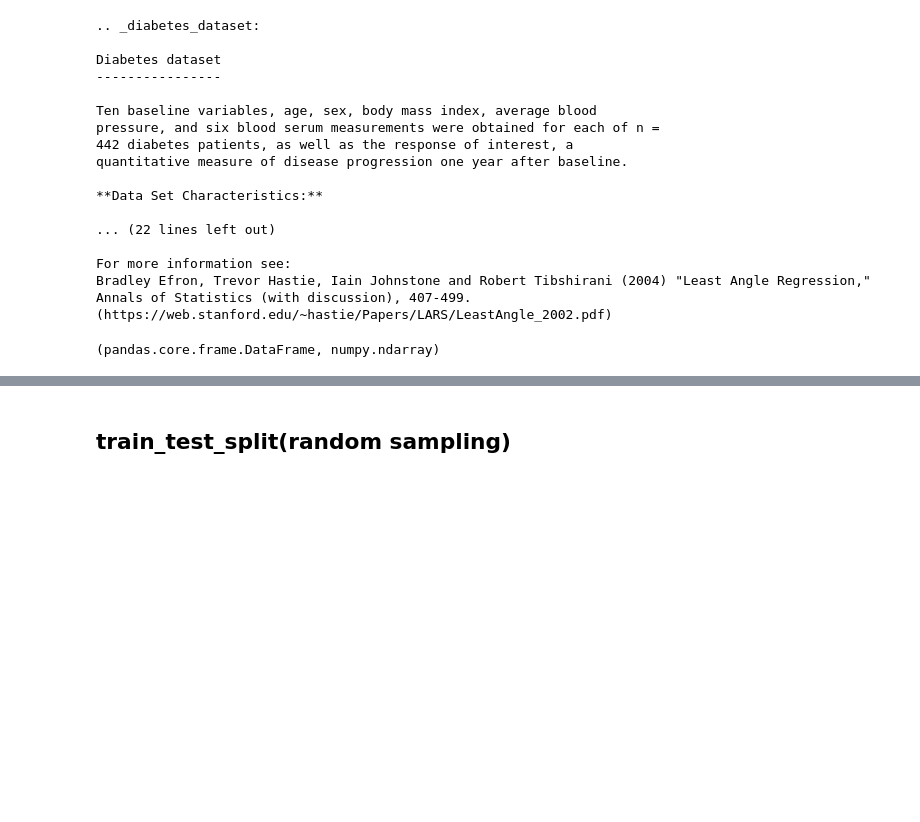
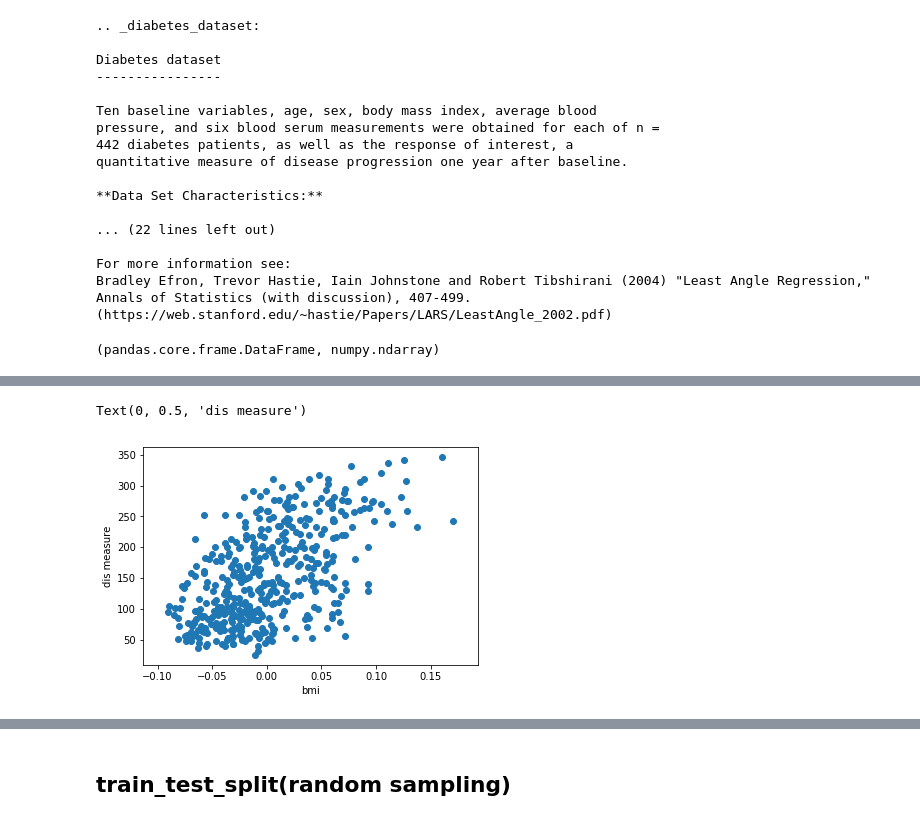
Before and after one commit to pat-123/misc, a Jupyter notebook: notebooks/linear_regr_diabetes.ipynb, the cells around one changed output, grey strips where cells are left out. Cells and saved outputs as stored; diff of their text form; code cells hidden in the pictures; blank space fills up the shorter version.

```diff
--- a/notebooks/linear_regr_diabetes.ipynb
+++ b/notebooks/linear_regr_diabetes.ipynb
@@ -48,0 +57,8 @@ type(iv), type(dv)
+# %%
+plt.scatter(iv.bmi,dv)
+#Looks like the values are more closer together and corr will 0.59 from corr matrix below
+plt.xlabel('bmi')
+plt.ylabel('dis measure')
+# %% [output]
+Text(0, 0.5, 'dis measure')
+[figure, added]
```
Also changed, not shown: parts of 4 cells of this notebook, 2 other files.
